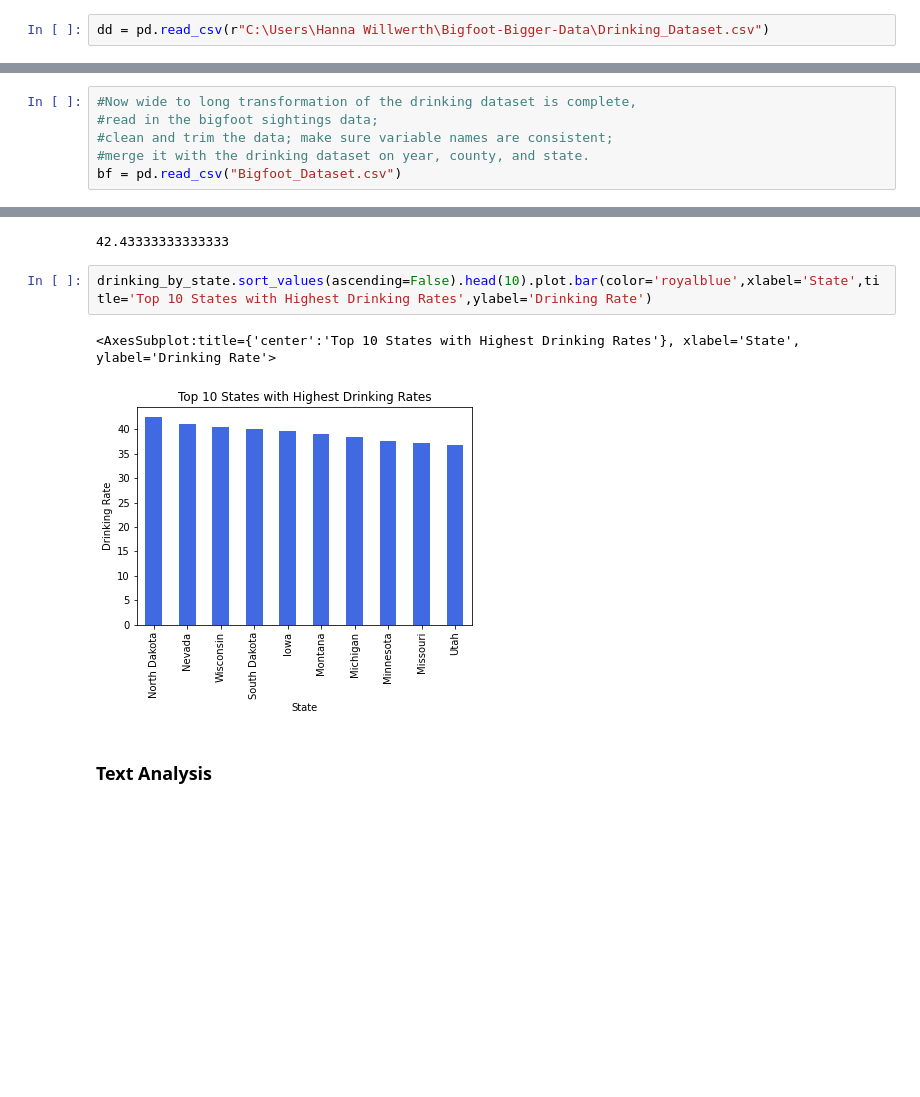
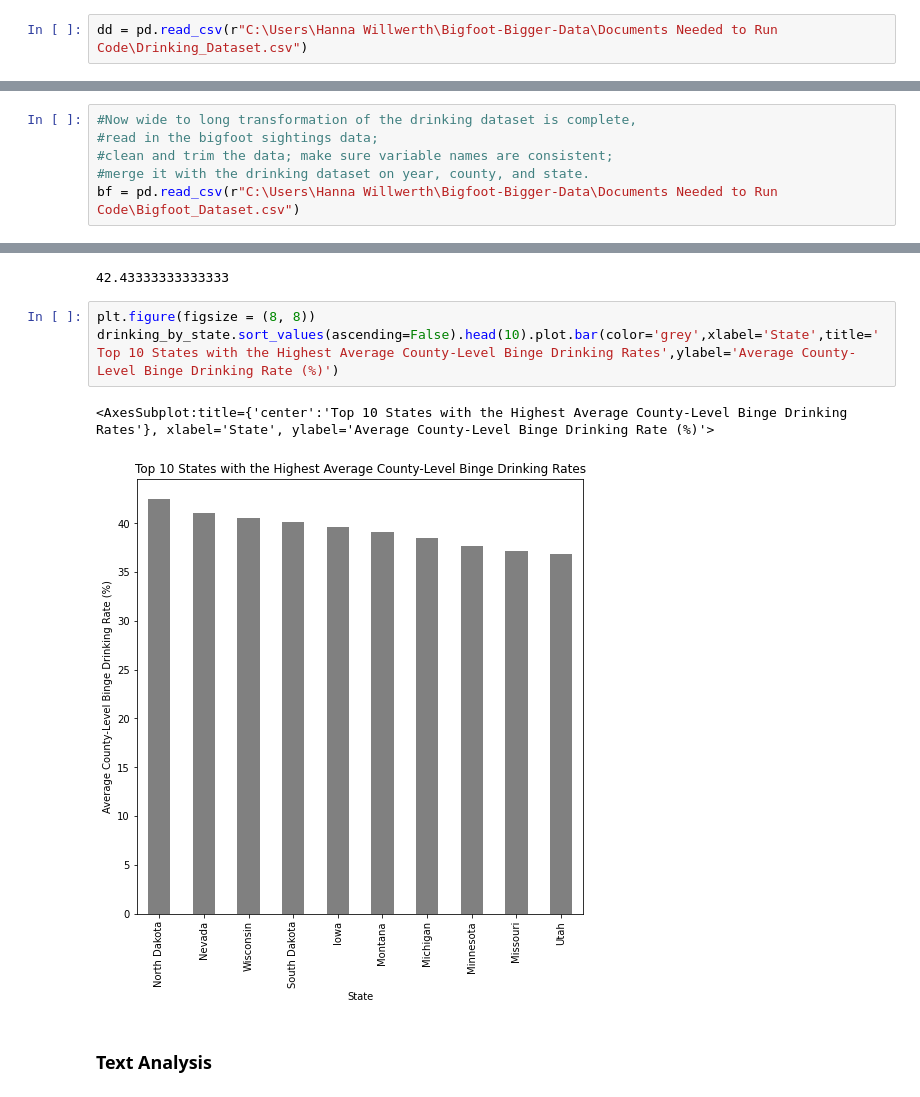
Before and after one commit to attilathehan8/Bigfoot-Bigger-Data, a Jupyter notebook: Code/Bigfoot_Bigger_Data_Master.ipynb, the cells around one changed output, grey strips where cells are left out. Drawn from its saved outputs; the diff is of its cells as text; blank space fills up the shorter version.

```diff
--- a/Code/Bigfoot_Bigger_Data_Master.ipynb
+++ b/Code/Bigfoot_Bigger_Data_Master.ipynb
@@ -89,7 +52,7 @@ ContextualVersionConflict: (click 7.1.2 (c:\users\hanna willwerth\miniconda3\env
 #!pip install wordcloud
 from wordcloud import WordCloud
 # %%
-dd = pd.read_csv(r"C:\Users\Hanna Willwerth\Bigfoot-Bigger-Data\Drinking_Dataset.csv")
+dd = pd.read_csv(r"C:\Users\Hanna Willwerth\Bigfoot-Bigger-Data\Documents Needed to Run Code\Drinking_Dataset.csv")
 # %%
 #Begin process of transforming the data from wide to long.
 #Prepare the data by removing duplicates, creating the stub names.
@@ -165,7 +128,7 @@ dd_l.head(5)
 #read in the bigfoot sightings data;
 #clean and trim the data; make sure variable names are consistent;
 #merge it with the drinking dataset on year, county, and state.
-bf = pd.read_csv("Bigfoot_Dataset.csv")
+bf = pd.read_csv(r"C:\Users\Hanna Willwerth\Bigfoot-Bigger-Data\Documents Needed to Run Code\Bigfoot_Dataset.csv")
 # %%
 bf.head(5)
 # %% [output]
@@ -337,10 +296,11 @@ drinking_by_state.max()
 # %% [output]
 42.43333333333333
 # %%
-drinking_by_state.sort_values(ascending=False).head(10).plot.bar(color='royalblue',xlabel='State',title='Top 10 States with Highest Drinking Rates',ylabel='Drinking Rate')
+plt.figure(figsize = (8, 8))
+drinking_by_state.sort_values(ascending=False).head(10).plot.bar(color='grey',xlabel='State',title='Top 10 States with the Highest Average County-Level Binge Drinking Rates',ylabel='Average County-Level Binge Drinking Rate (%)')
 # %% [output]
-<AxesSubplot:title={'center':'Top 10 States with Highest Drinking Rates'}, xlabel='State', ylabel='Drinking Rate'>
+<AxesSubplot:title={'center':'Top 10 States with the Highest Average County-Level Binge Drinking Rates'}, xlabel='State', ylabel='Average County-Level Binge Drinking Rate (%)'>
-[figure, old version]
+[figure, new version]
 # %% [markdown]
 ### Text Analysis
 # %%
```
Also changed, not shown: parts of 31 cells of this notebook, 2 other files.
